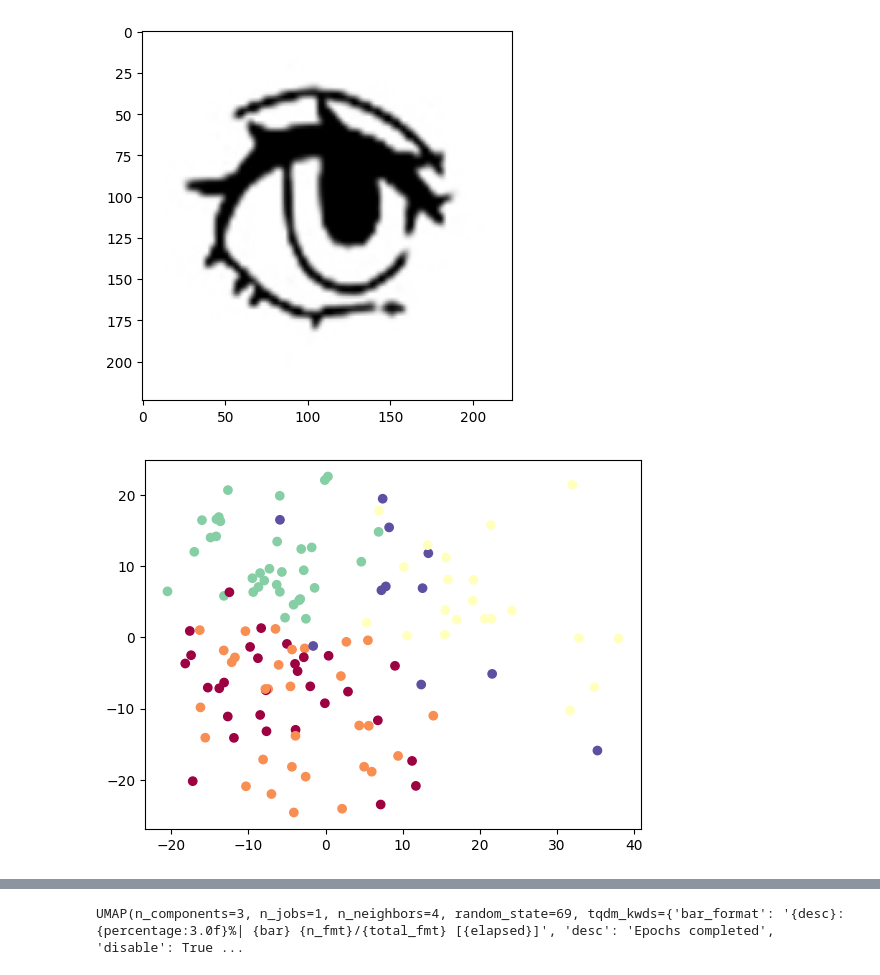
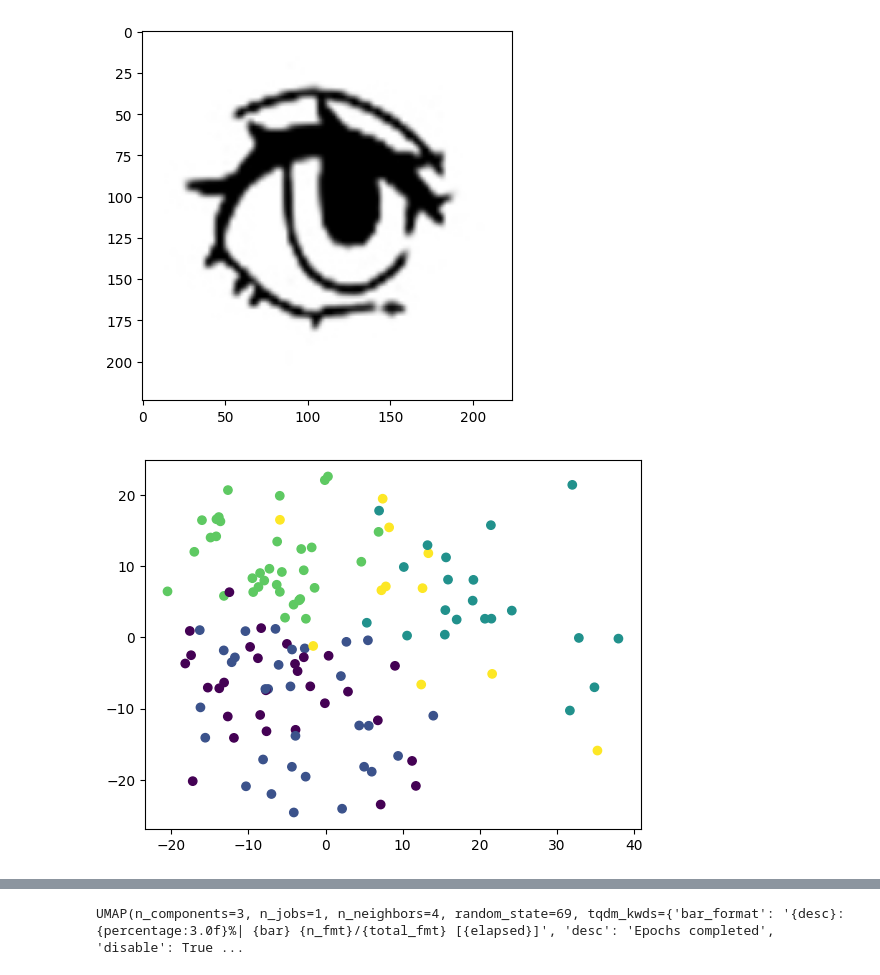
Before and after one commit to Austin-Paulraj/MS_Thesis, a Jupyter notebook: tester_code_files/test_method1_on_eyes.ipynb, the cells around one changed output, grey strips where cells are left out. Saved outputs shown, nothing was run; the diff lists cells and outputs as text; code cells hidden in the pictures.

```diff
--- a/tester_code_files/test_method1_on_eyes.ipynb
+++ b/tester_code_files/test_method1_on_eyes.ipynb
@@ -248,7 +168,8 @@ kmeans.cluster_centers_.shape
 # %% [output]
 (5, 4096)
 # %%
-data["cluster"]=kmeans.labels_
+data["cluster"] = kmeans.labels_
+data["centroids"] = kmeans.cluster_centers_
 # %%
 unique, counts = np.unique(data["cluster"], return_counts=True)
 counts
@@ -283,6 +204,3 @@ plt.show()
 # %%
 with open('C://Austin//Projects//MS_Thesis_Data//test_eye_clusters_extract.pk1', 'wb') as handle:
     pickle.dump(data, handle, protocol=pickle.HIGHEST_PROTOCOL)
-# %%
-with open('C://Austin//Projects//MS_Thesis_Data//test_eye_clusters_extract.pk1', 'rb') as handle:
-    data = pickle.load(handle)
@@ -299,12 +221,12 @@ for i in range(len(data["cluster"])):
 # %%
 i = 0
 x = [k[i] for k in data["factor"]]
 y = [k[i+1] for k in data["factor"]]
 
-plt.scatter(x,y,c=data["cluster"], cmap="Spectral")
+plt.scatter(x,y,c=data["cluster"])
 plt.show()
 # %% [output]
-[figure, old version]
+[figure, new version]
 # %%
 fig = plt.figure(figsize=(12, 12))
 ax = fig.add_subplot(projection='3d')
```
Also changed, not shown: parts of 20 cells of this notebook, 1 other file.
